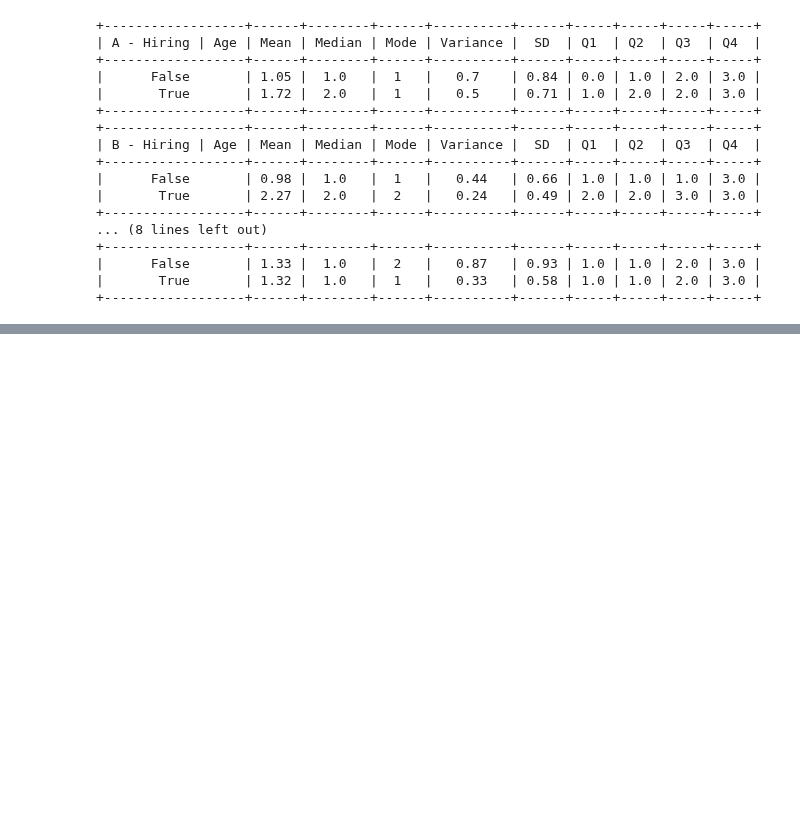
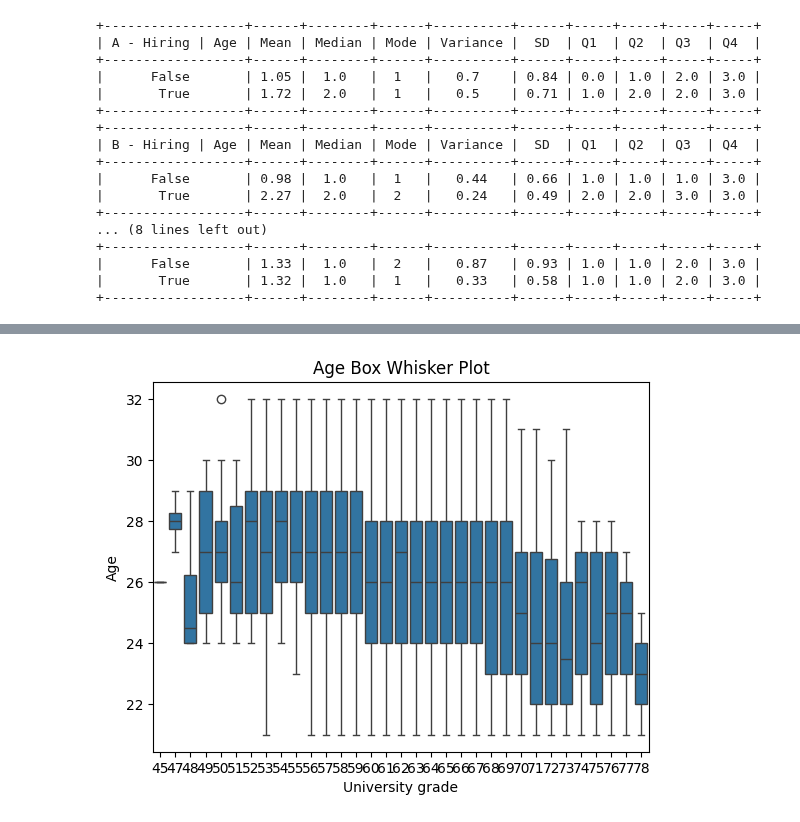
Before and after one commit to sreehariprathap/Data-Analysis--Maths---Algorithms, a Jupyter notebook: Week-2/Group4Assignment.ipynb, the cells around one changed output, grey strips where cells are left out. Saved outputs shown, nothing was run; the diff lists cells and outputs as text; code cells hidden in the pictures; blank space fills up the shorter version.

```diff
--- a/Week-2/Group4Assignment.ipynb
+++ b/Week-2/Group4Assignment.ipynb
@@ -225,0 +253,13 @@ print_using_tabulate(agg_d, ['D - Hiring | Age', 'Mean', 'Median', 'Mode','Varia
+# %%
+### Display the dataset with a box whisker plot
+def plot_box_whisker(df, x, y, title, x_label, y_label):
+    sns.boxplot(x=x, y=y, data=df)
+    plt.title(title)
+    plt.xlabel(x_label)
+    plt.ylabel(y_label)
+    plt.show()
+    return
+
+plot_box_whisker(df, 'ind-university_grade', 'age', 'Age Box Whisker Plot', 'University grade', 'Age')
+# %% [output]
+[figure, added]
```
Also changed, not shown: parts of 4 cells of this notebook.
